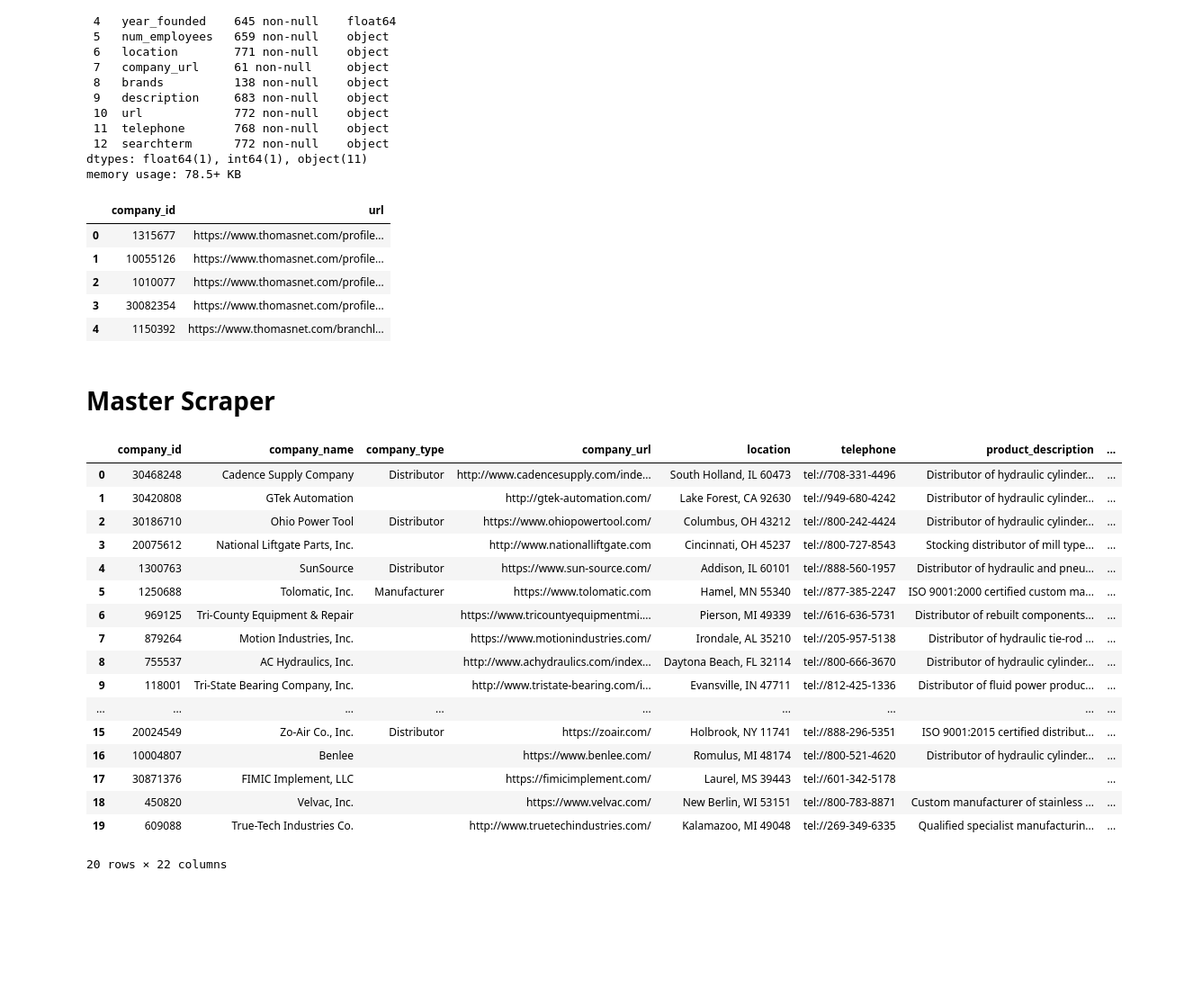
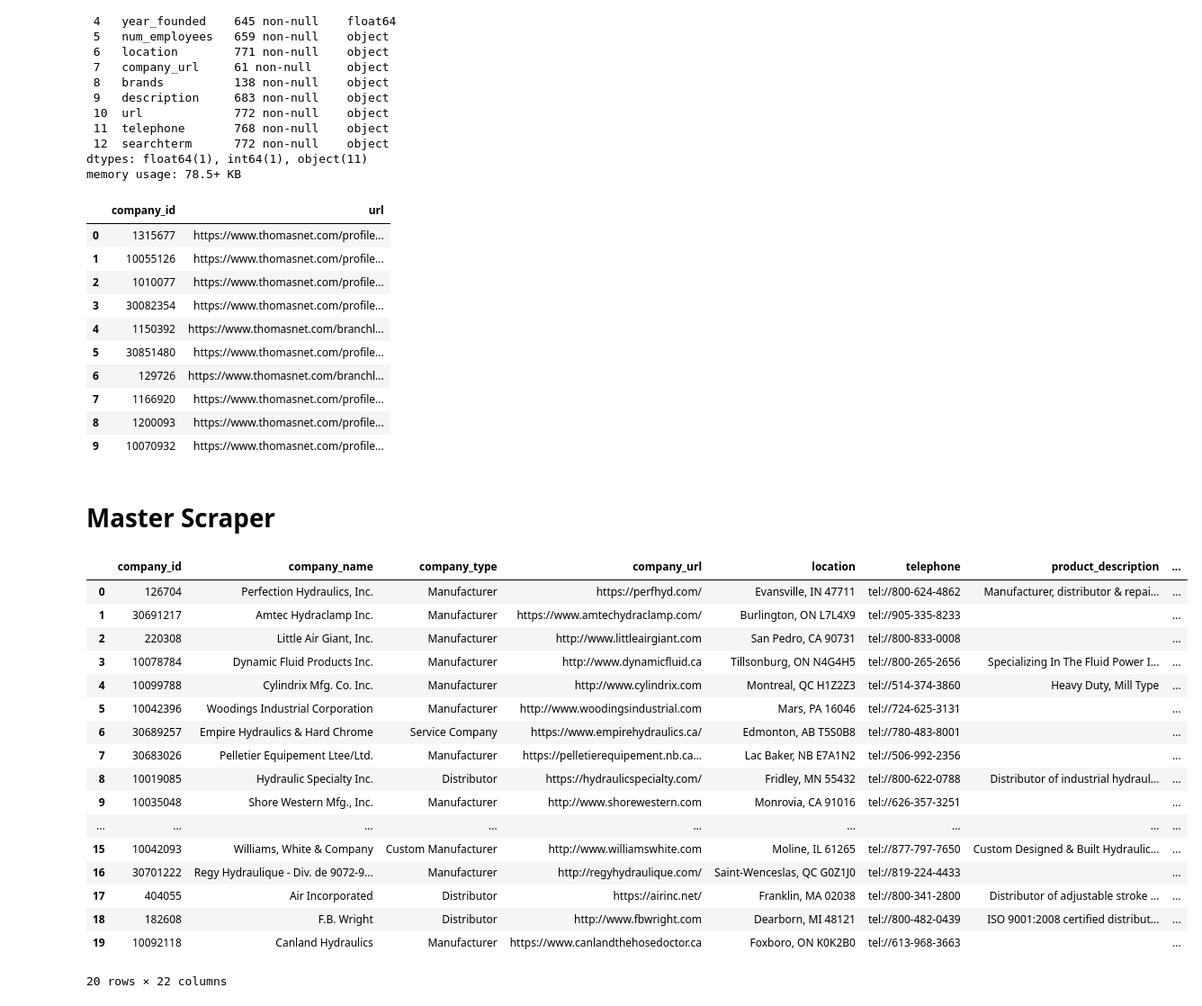
Before and after one commit to KayvanShah1/thomasnet-scraper, a Jupyter notebook: notebooks/thomas.ipynb, the cells around one changed output. Shown at 90% size. Saved outputs shown, nothing was run; the diff lists cells and outputs as text; code cells hidden in the pictures; blank space fills up the shorter version.

```diff
--- a/notebooks/thomas.ipynb
+++ b/notebooks/thomas.ipynb
@@ -152,7 +153,7 @@ df.loc[:,['company_id','url']].to_csv('data/suppliers_url.csv', index=False)
 # %% [markdown]
 # Meta-Harvester
 # %%
-meta = pd.read_csv('..\data\hydraulic_cylinders\hydraulic_cylinders_suppliers_metadata.csv')
+meta = pd.read_csv('..\data\hydraulic_cylinders\hc_suppliers_metadata.csv')
 meta.tail()
 # %% [output]
 |  | company_id | company_name | company_type | annual_revenue | year_founded | num_employees | location | ... |
@@ -186,7 +187,7 @@ dtypes: float64(1), int64(1), object(11)
 memory usage: 78.5+ KB
 # %%
 ref_urls = meta.loc[:,['company_id','url']]
-ref_urls.head()
+ref_urls.head(10)
 # %% [output]
 |  | company_id | url |
 | 0 | 1315677 | https://www.thomasnet.com/profile... |
@@ -194,6 +195,11 @@ ref_urls.head()
 | 2 | 1010077 | https://www.thomasnet.com/profile... |
 | 3 | 30082354 | https://www.thomasnet.com/profile... |
 | 4 | 1150392 | https://www.thomasnet.com/branchl... |
+| 5 | 30851480 | https://www.thomasnet.com/profile... |
+| 6 | 129726 | https://www.thomasnet.com/branchl... |
+| 7 | 1166920 | https://www.thomasnet.com/profile... |
+| 8 | 1200093 | https://www.thomasnet.com/profile... |
+| 9 | 10070932 | https://www.thomasnet.com/profile... |
 # %% [markdown]
 # Master Scraper
 # %%
@@ -201,7 +207,7 @@ refs = ref_urls.values.tolist()
 # %%
 collected_data = []
 
-for ref in tqdm(refs[50:70]):
+for ref in tqdm(refs[600:620]):
     page = requests.get(ref[1]).text
     soup = BeautifulSoup(page,'lxml')
 
@@ -242,6 +248,7 @@ for ref in tqdm(refs[50:70]):
         try:
             page_data["company_type"] = gen_info.find('div',{'class':'codetail'}).find('p').findAll('span')[2].text.strip()
         except Exception as e:
+            page_data["company_type"] = gen_info.find('div',{'class':'codetail'}).find('p').find('span').text.strip()
             pass
         try:
             page_data["location"] = gen_info.find('p',{'class':'addrline'}).text.split('|')[0].strip()
@@ -332,24 +339,24 @@ for ref in tqdm(refs[50:70]):
 
 master_df = pd.DataFrame(collected_data)
 # %%
-# master_df.to_csv('data/hydraulic_cylinder_master_data.csv',index=False)
+master_df.to_csv('data/hydraulic_cylinder_master_data.csv',index=False)
 master_df
 # %% [output]
 |  | company_id | company_name | company_type | company_url | location | telephone | product_description | ... |
-| 0 | 30468248 | Cadence Supply Company | Distributor | http://www.cadencesupply.com/inde... | South Holland, IL 60473 | tel://708-331-4496 | Distributor of hydraulic cylinder... | ... |
-| 1 | 30420808 | GTek Automation |  | http://gtek-automation.com/ | Lake Forest, CA 92630 | tel://949-680-4242 | Distributor of hydraulic cylinder... | ... |
-| 2 | 30186710 | Ohio Power Tool | Distributor | https://www.ohiopowertool.com/ | Columbus, OH 43212 | tel://800-242-4424 | Distributor of hydraulic cylinder... | ... |
-| 3 | 20075612 | National Liftgate Parts, Inc. |  | http://www.nationalliftgate.com | Cincinnati, OH 45237 | tel://800-727-8543 | Stocking distributor of mill type... | ... |
-| 4 | 1300763 | SunSource | Distributor | https://www.sun-source.com/ | Addison, IL 60101 | tel://888-560-1957 | Distributor of hydraulic and pneu... | ... |
-| 5 | 1250688 | Tolomatic, Inc. | Manufacturer | https://www.tolomatic.com | Hamel, MN 55340 | tel://877-385-2247 | ISO 9001:2000 certified custom ma... | ... |
-| 6 | 969125 | Tri-County Equipment & Repair |  | https://www.tricountyequipmentmi.... | Pierson, MI 49339 | tel://616-636-5731 | Distributor of rebuilt components... | ... |
-| 7 | 879264 | Motion Industries, Inc. |  | https://www.motionindustries.com/ | Irondale, AL 35210 | tel://205-957-5138 | Distributor of hydraulic tie-rod ... | ... |
-| 8 | 755537 | AC Hydraulics, Inc. |  | http://www.achydraulics.com/index... | Daytona Beach, FL 32114 | tel://800-666-3670 | Distributor of hydraulic cylinder... | ... |
-| 9 | 118001 | Tri-State Bearing Company, Inc. |  | http://www.tristate-bearing.com/i... | Evansville, IN 47711 | tel://812-425-1336 | Distributor of fluid power produc... | ... |
+| 0 | 126704 | Perfection Hydraulics, Inc. | Manufacturer | https://perfhyd.com/ | Evansville, IN 47711 | tel://800-624-4862 | Manufacturer, distributor & repai... | ... |
+| 1 | 30691217 | Amtec Hydraclamp Inc. | Manufacturer | https://www.amtechydraclamp.com/ | Burlington, ON L7L4X9 | tel://905-335-8233 |  | ... |
+| 2 | 220308 | Little Air Giant, Inc. | Manufacturer | http://www.littleairgiant.com | San Pedro, CA 90731 | tel://800-833-0008 |  | ... |
+| 3 | 10078784 | Dynamic Fluid Products Inc. | Manufacturer | http://www.dynamicfluid.ca | Tillsonburg, ON N4G4H5 | tel://800-265-2656 | Specializing In The Fluid Power I... | ... |
+| 4 | 10099788 | Cylindrix Mfg. Co. Inc. | Manufacturer | http://www.cylindrix.com | Montreal, QC H1Z2Z3 | tel://514-374-3860 | Heavy Duty, Mill Type | ... |
+| 5 | 10042396 | Woodings Industrial Corporation | Manufacturer | http://www.woodingsindustrial.com | Mars, PA 16046 | tel://724-625-3131 |  | ... |
+| 6 | 30689257 | Empire Hydraulics & Hard Chrome | Service Company | https://www.empirehydraulics.ca/ | Edmonton, AB T5S0B8 | tel://780-483-8001 |  | ... |
+| 7 | 30683026 | Pelletier Equipement Ltee/Ltd. | Manufacturer | https://pelletierequipement.nb.ca... | Lac Baker, NB E7A1N2 | tel://506-992-2356 |  | ... |
+| 8 | 10019085 | Hydraulic Specialty Inc. | Distributor | https://hydraulicspecialty.com/ | Fridley, MN 55432 | tel://800-622-0788 | Distributor of industrial hydraul... | ... |
+| 9 | 10035048 | Shore Western Mfg., Inc. | Manufacturer | http://www.shorewestern.com | Monrovia, CA 91016 | tel://626-357-3251 |  | ... |
 | ... | ... | ... | ... | ... | ... | ... | ... | ... |
-| 15 | 20024549 | Zo-Air Co., Inc. | Distributor | https://zoair.com/ | Holbrook, NY 11741 | tel://888-296-5351 | ISO 9001:2015 certified distribut... | ... |
-| 16 | 10004807 | Benlee |  | https://www.benlee.com/ | Romulus, MI 48174 | tel://800-521-4620 | Distributor of hydraulic cylinder... | ... |
-| 17 | 30871376 | FIMIC Implement, LLC |  | https://fimicimplement.com/ | Laurel, MS 39443 | tel://601-342-5178 |  | ... |
-| 18 | 450820 | Velvac, Inc. |  | https://www.velvac.com/ | New Berlin, WI 53151 | tel://800-783-8871 | Custom manufacturer of stainless ... | ... |
-| 19 | 609088 | True-Tech Industries Co. |  | http://www.truetechindustries.com/ | Kalamazoo, MI 49048 | tel://269-349-6335 | Qualified specialist manufacturin... | ... |
+| 15 | 10042093 | Williams, White & Company | Custom Manufacturer | http://www.williamswhite.com | Moline, IL 61265 | tel://877-797-7650 | Custom Designed & Built Hydraulic... | ... |
+| 16 | 30701222 | Regy Hydraulique - Div. de 9072-9... | Manufacturer | http://regyhydraulique.com/ | Saint-Wenceslas, QC G0Z1J0 | tel://819-224-4433 |  | ... |
+| 17 | 404055 | Air Incorporated | Distributor | https://airinc.net/ | Franklin, MA 02038 | tel://800-341-2800 | Distributor of adjustable stroke ... | ... |
+| 18 | 182608 | F.B. Wright | Distributor | http://www.fbwright.com | Dearborn, MI 48121 | tel://800-482-0439 | ISO 9001:2008 certified distribut... | ... |
+| 19 | 10092118 | Canland Hydraulics | Manufacturer | https://www.canlandthehosedoctor.ca | Foxboro, ON K0K2B0 | tel://613-968-3663 |  | ... |
 20 rows × 22 columns
```
Also changed, not shown: parts of 4 cells of this notebook, 5 other files.
